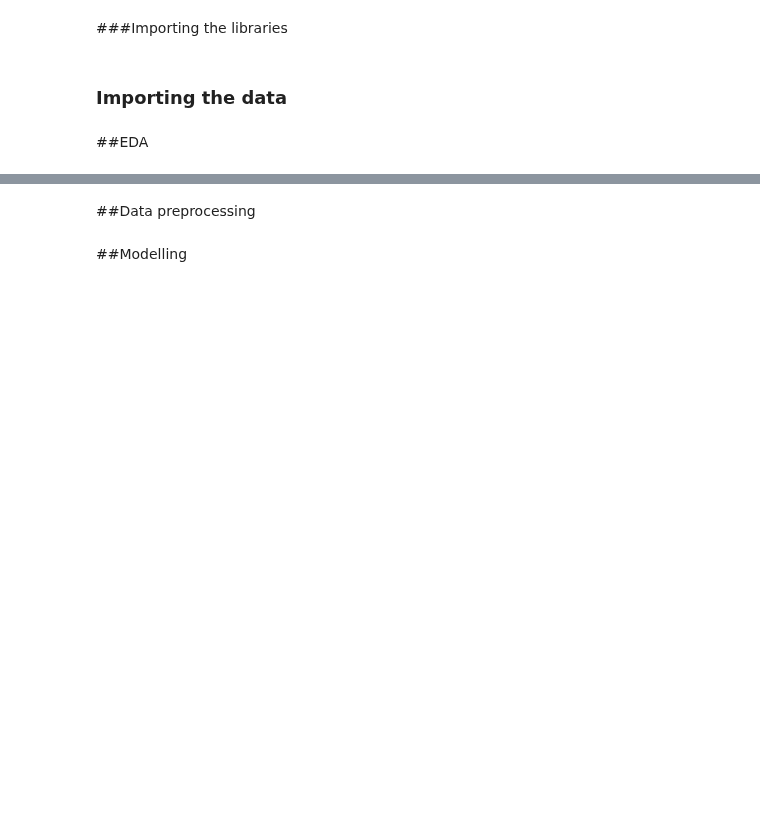
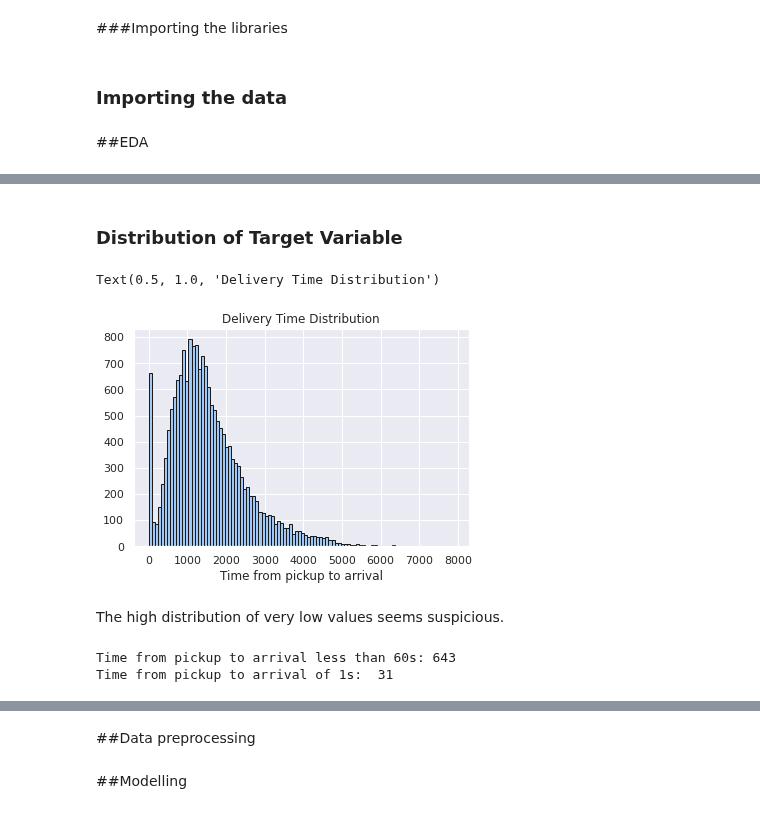
Before and after one commit to monicafar147/logistics-challenge, a Jupyter notebook: cleaned.ipynb, the cells around one changed output, grey strips where cells are left out. Cells and saved outputs as stored; diff of their text form; code cells hidden in the pictures; blank space fills up the shorter version.

```diff
--- a/cleaned.ipynb
+++ b/cleaned.ipynb
@@ -41,8 +41,12 @@ sns.set(palette='pastel')
 # %% [markdown]
 ### Importing the data
 # %%
-train = pd.read_csv('https://raw.githubusercontent.com/monicafar147/regression-predict-api-template/master/utils/data/train_data.csv', index_col=0)
-test = pd.read_csv('https://raw.githubusercontent.com/monicafar147/regression-predict-api-template/master/utils/data/test_data.csv', index_col=0)
+train = pd.read_csv('https://raw.githubusercontent.com/monicafar147/regression-predict-api-template/master/utils/data/train_data.csv',
+                    parse_dates=['Pickup - Time', 'Placement - Time', 'Confirmation - Time', 'Arrival at Pickup - Time', 'Arrival at Destination - Time'],
+                    index_col=0)
+test = pd.read_csv('https://raw.githubusercontent.com/monicafar147/regression-predict-api-template/master/utils/data/test_data.csv',
+                    parse_dates=['Pickup - Time', 'Placement - Time', 'Confirmation - Time'],
+                    index_col=0)
 riders = pd.read_csv('https://raw.githubusercontent.com/monicafar147/regression-predict-api-template/master/utils/data/riders.csv', index_col=0)
 # %% [markdown]
 ##EDA
@@ -48,0 +87,17 @@ riders = pd.read_csv('https://raw.githubusercontent.com/monicafar147/regression-
+# %% [markdown]
+### Distribution of Target Variable
+# %%
+plt.hist(train['Time from Pickup to Arrival'], bins = 100, edgecolor = 'k')
+plt.xlabel('Time from pickup to arrival')
+plt.title('Delivery Time Distribution')
+# %% [output]
+Text(0.5, 1.0, 'Delivery Time Distribution')
+[figure, added]
+# %% [markdown]
+The high distribution of very low values seems suspicious.
+# %%
+print('Time from pickup to arrival less than 60s:', len(train[train['Time from Pickup to Arrival'] < 60]))
+print('Time from pickup to arrival of 1s: ', len(train[train['Time from Pickup to Arrival'] ==1]))
+# %% [output]
+Time from pickup to arrival less than 60s: 643
+Time from pickup to arrival of 1s:  31
```
Also changed, not shown: parts of 27 cells of this notebook.
